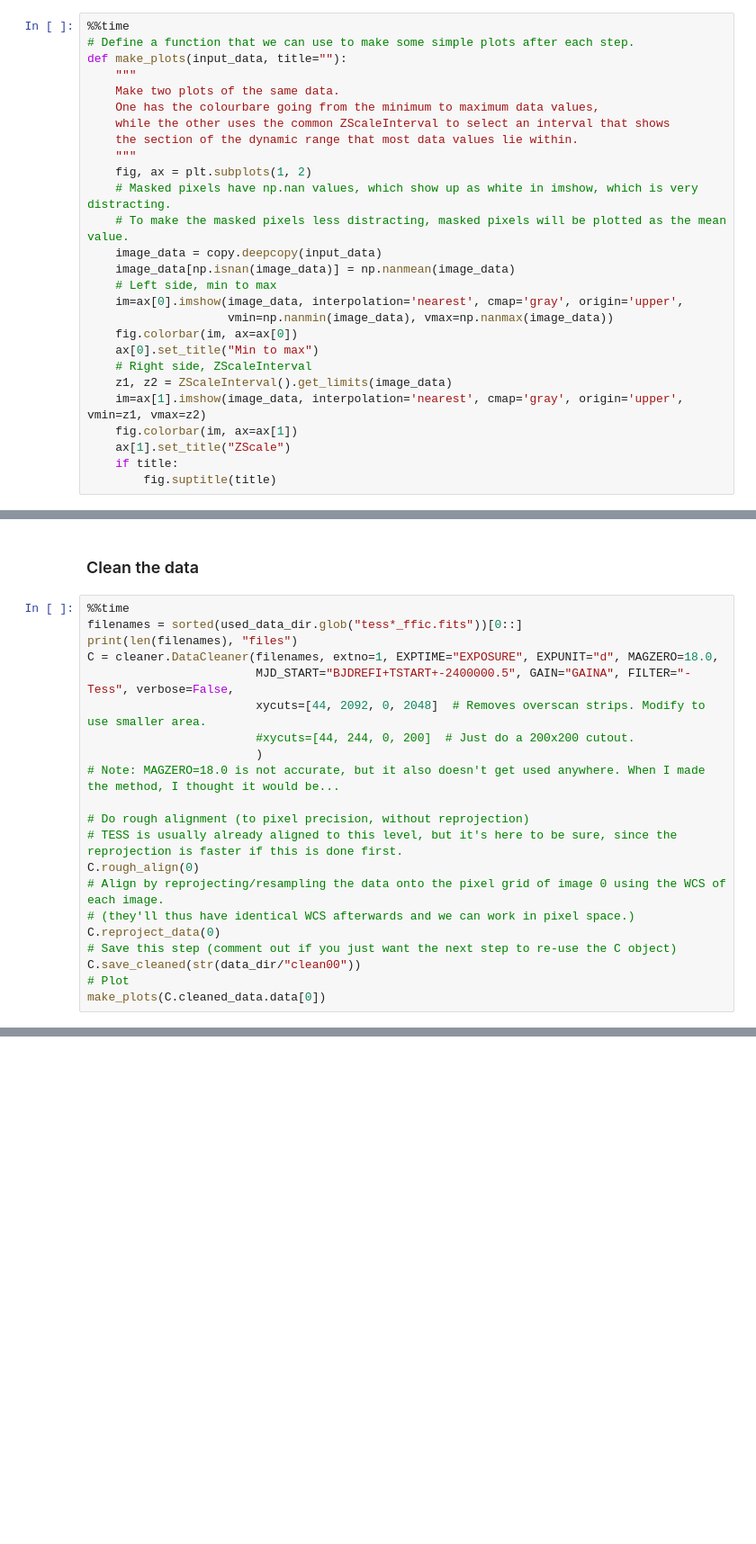
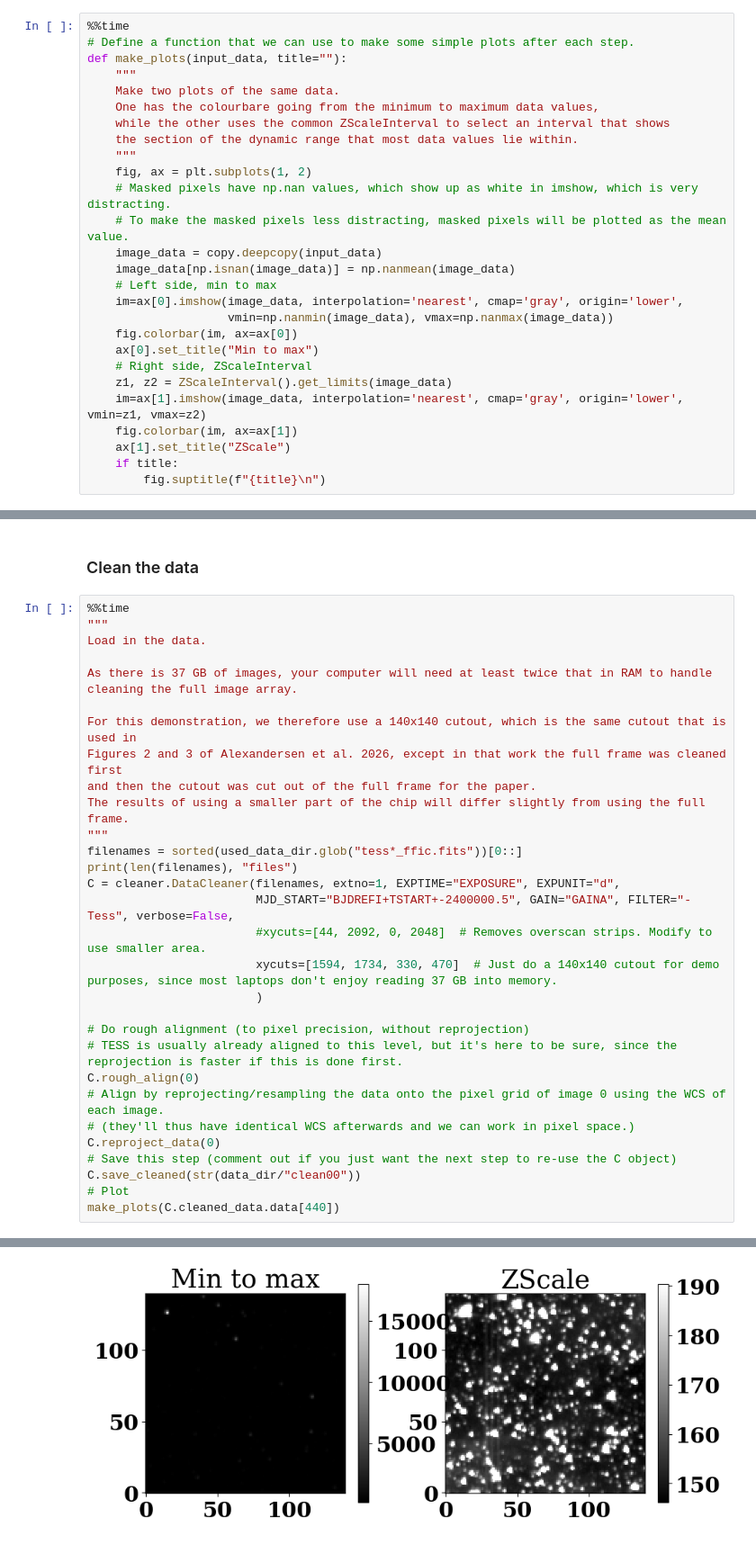
Before and after one commit to Mikea1985/cleany, a Jupyter notebook: notebooks/cleaning.ipynb, the cells around one changed output, grey strips where cells are left out. Shown at 90% size. Cells and saved outputs as stored; diff of their text form; blank space fills up the shorter version.

Commit message:
Full example notebook

```diff
--- a/notebooks/cleaning.ipynb
+++ b/notebooks/cleaning.ipynb
@@ -59,15 +68,15 @@ def make_plots(input_data, title=""):
     image_data = copy.deepcopy(input_data)
     image_data[np.isnan(image_data)] = np.nanmean(image_data)
     # Left side, min to max
-    im=ax[0].imshow(image_data, interpolation='nearest', cmap='gray', origin='upper',
+    im=ax[0].imshow(image_data, interpolation='nearest', cmap='gray', origin='lower',
                     vmin=np.nanmin(image_data), vmax=np.nanmax(image_data))
     fig.colorbar(im, ax=ax[0])
     ax[0].set_title("Min to max")
     # Right side, ZScaleInterval
     z1, z2 = ZScaleInterval().get_limits(image_data)
-    im=ax[1].imshow(image_data, interpolation='nearest', cmap='gray', origin='upper', vmin=z1, vmax=z2)
+    im=ax[1].imshow(image_data, interpolation='nearest', cmap='gray', origin='lower', vmin=z1, vmax=z2)
     fig.colorbar(im, ax=ax[1])
     ax[1].set_title("ZScale")
     if title:
-        fig.suptitle(title)
+        fig.suptitle(f"{title}\n")
 # %% [output]
@@ -146,14 +180,23 @@ Wall time: 915 μs
 ### Clean the data
 # %%
 %%time
+"""
+Load in the data.
+
+As there is 37 GB of images, your computer will need at least twice that in RAM to handle cleaning the full image array.
+
+For this demonstration, we therefore use a 140x140 cutout, which is the same cutout that is used in
+Figures 2 and 3 of Alexandersen et al. 2026, except in that work the full frame was cleaned first
+and then the cutout was cut out of the full frame for the paper.
+The results of using a smaller part of the chip will differ slightly from using the full frame.
+"""
 filenames = sorted(used_data_dir.glob("tess*_ffic.fits"))[0::]
 print(len(filenames), "files")
-C = cleaner.DataCleaner(filenames, extno=1, EXPTIME="EXPOSURE", EXPUNIT="d", MAGZERO=18.0,
+C = cleaner.DataCleaner(filenames, extno=1, EXPTIME="EXPOSURE", EXPUNIT="d",
                         MJD_START="BJDREFI+TSTART+-2400000.5", GAIN="GAINA", FILTER="-Tess", verbose=False,
-                        xycuts=[44, 2092, 0, 2048]  # Removes overscan strips. Modify to use smaller area.
-                        #xycuts=[44, 244, 0, 200]  # Just do a 200x200 cutout.
+                        #xycuts=[44, 2092, 0, 2048]  # Removes overscan strips. Modify to use smaller area.
+                        xycuts=[1594, 1734, 330, 470]  # Just do a 140x140 cutout for demo purposes, since most laptops don't enjoy reading 37 GB into memory.
                         )
-# Note: MAGZERO=18.0 is not accurate, but it also doesn't get used anywhere. When I made the method, I thought it would be...
 
 # Do rough alignment (to pixel precision, without reprojection)
 # TESS is usually already aligned to this level, but it's here to be sure, since the reprojection is faster if this is done first.
@@ -164,6 +207,6 @@ C.reproject_data(0)
 # Save this step (comment out if you just want the next step to re-use the C object)
 C.save_cleaned(str(data_dir/"clean00"))
 # Plot
-make_plots(C.cleaned_data.data[0])
+make_plots(C.cleaned_data.data[440])
 # %% [output]
 1108 files
@@ -171,3 +226,4 @@ Reading image 827: good_quality/tess2018339035938-s0005-1-4-0125-s_ffic.fits
+[figure, added]
 # %%
 %%time
 """
```
Also changed, not shown: parts of 15 cells of this notebook, 2 other files.
